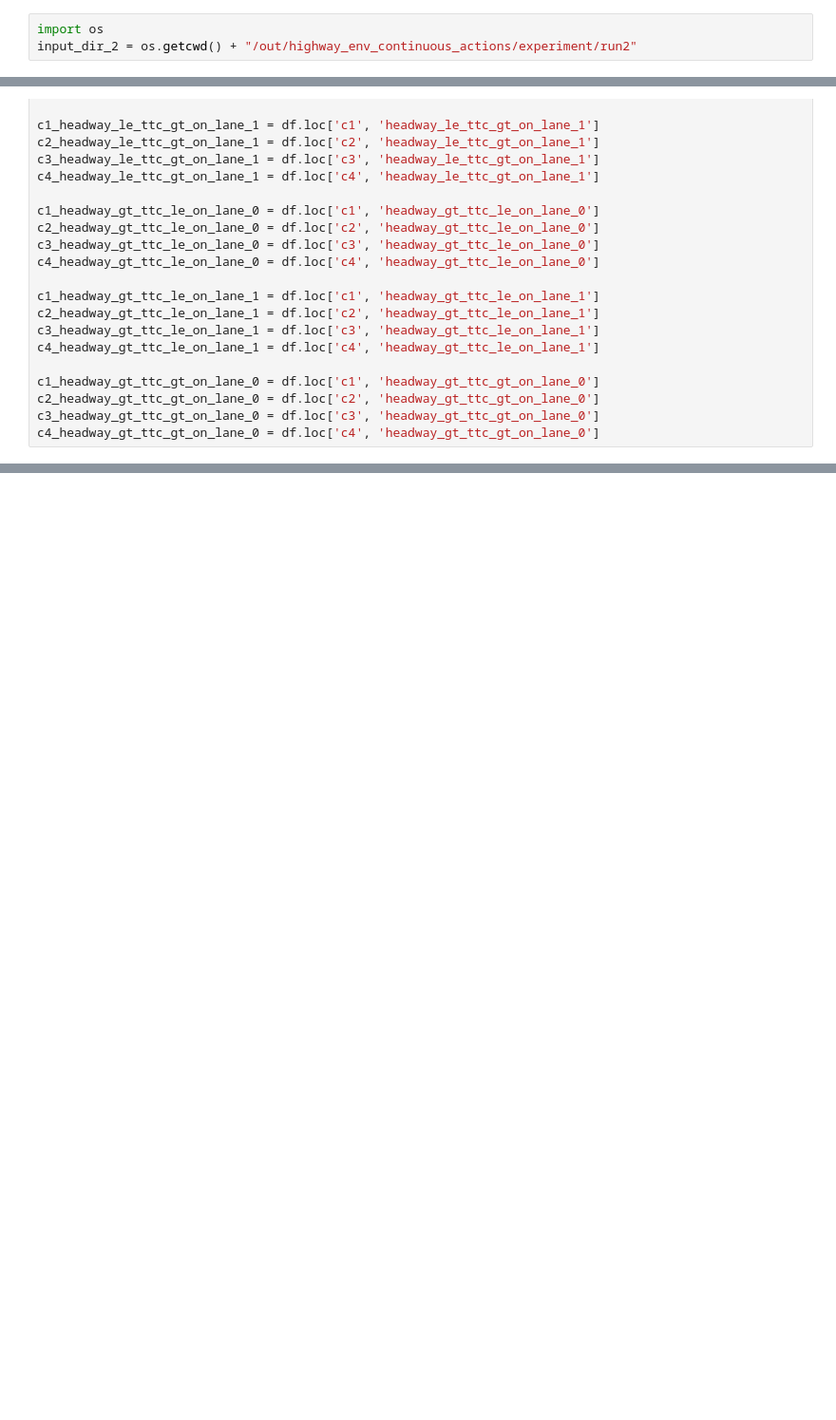
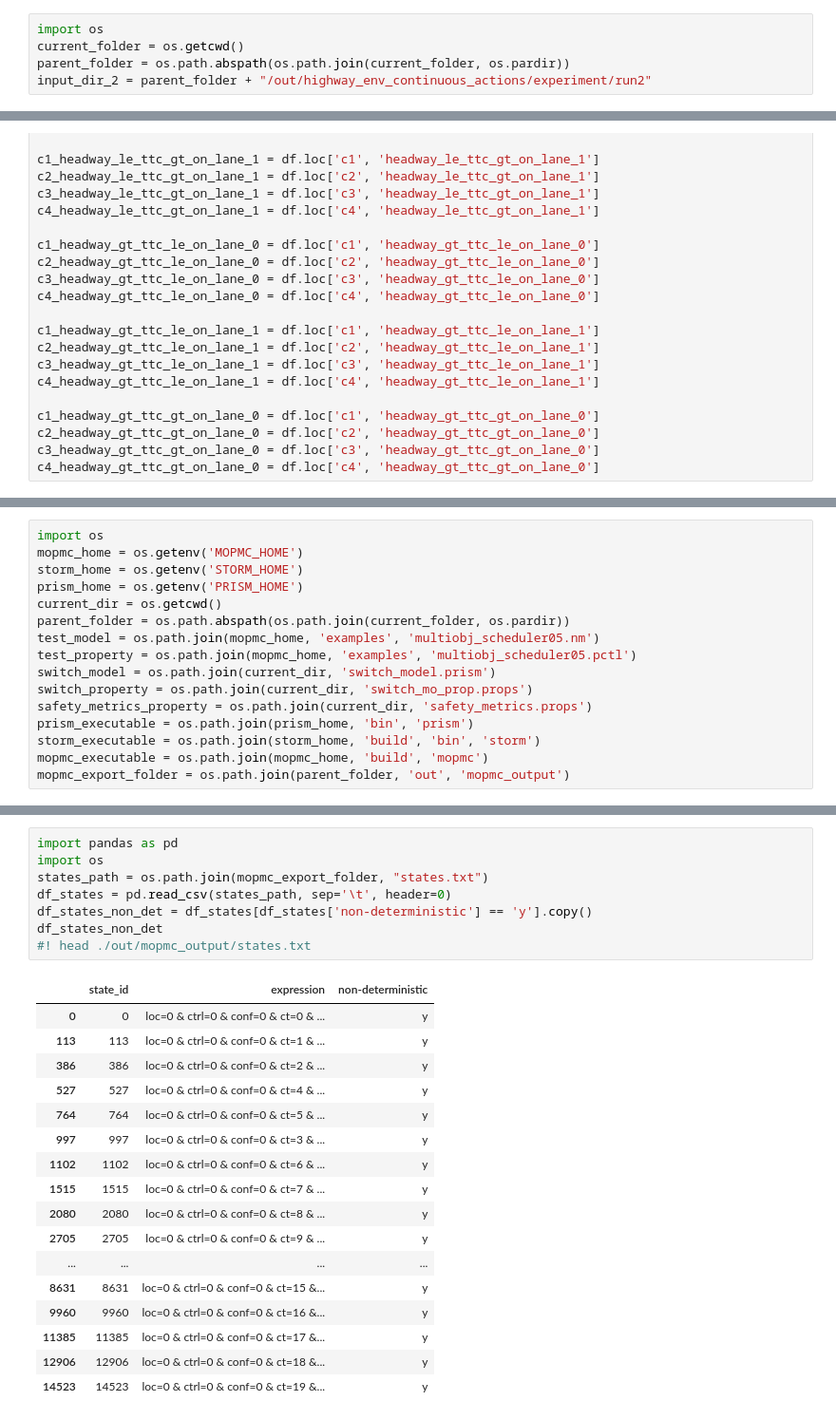
Before and after one commit to gxshub/realtime-drl-switch, a Jupyter notebook: scripts/case_study/Case_Study.ipynb, the cells around one changed output, grey strips where cells are left out. Shown at 95% size. Cells and saved outputs as stored; diff of their text form; blank space fills up the shorter version.

```diff
--- a/scripts/analysis.ipynb
+++ b/scripts/case_study/Case_Study.ipynb
@@ -222,3 +229,5 @@ plt.show()
 # %%
 import os
-input_dir_2 = os.getcwd() + "/out/highway_env_continuous_actions/experiment/run2"
+current_folder = os.getcwd()
+parent_folder = os.path.abspath(os.path.join(current_folder, os.pardir))
+input_dir_2 = parent_folder + "/out/highway_env_continuous_actions/experiment/run2"
@@ -684,0 +557,16 @@ const double ggy4 = 1-lln4-lly4-lgn4-lgy4-gln4-gly4-ggn4;
+# %%
+import os
+mopmc_home = os.getenv('MOPMC_HOME')
+storm_home = os.getenv('STORM_HOME')
+prism_home = os.getenv('PRISM_HOME')
+current_dir = os.getcwd()
+parent_folder = os.path.abspath(os.path.join(current_folder, os.pardir))
+test_model = os.path.join(mopmc_home, 'examples', 'multiobj_scheduler05.nm')
+test_property = os.path.join(mopmc_home, 'examples', 'multiobj_scheduler05.pctl')
+switch_model = os.path.join(current_dir, 'switch_model.prism')
+switch_property = os.path.join(current_dir, 'switch_mo_prop.props')
+safety_metrics_property = os.path.join(current_dir, 'safety_metrics.props')
+prism_executable = os.path.join(prism_home, 'bin', 'prism')
+storm_executable = os.path.join(storm_home, 'build', 'bin', 'storm')
+mopmc_executable = os.path.join(mopmc_home, 'build', 'mopmc')
+mopmc_export_folder = os.path.join(parent_folder, 'out', 'mopmc_output')
@@ -684,0 +745,26 @@ const double ggy4 = 1-lln4-lly4-lgn4-lgy4-gln4-gly4-ggn4;
+# %%
+import pandas as pd
+import os
+states_path = os.path.join(mopmc_export_folder, "states.txt")
+df_states = pd.read_csv(states_path, sep='\t', header=0)
+df_states_non_det = df_states[df_states['non-deterministic'] == 'y'].copy()
+df_states_non_det
+#! head ./out/mopmc_output/states.txt
+# %% [output]
+|  | state_id | expression | non-deterministic |
+| 0 | 0 | loc=0 & ctrl=0 & conf=0 & ct=0 & ... | y |
+| 113 | 113 | loc=0 & ctrl=0 & conf=0 & ct=1 & ... | y |
+| 386 | 386 | loc=0 & ctrl=0 & conf=0 & ct=2 & ... | y |
+| 527 | 527 | loc=0 & ctrl=0 & conf=0 & ct=4 & ... | y |
+| 764 | 764 | loc=0 & ctrl=0 & conf=0 & ct=5 & ... | y |
+| 997 | 997 | loc=0 & ctrl=0 & conf=0 & ct=3 & ... | y |
+| 1102 | 1102 | loc=0 & ctrl=0 & conf=0 & ct=6 & ... | y |
+| 1515 | 1515 | loc=0 & ctrl=0 & conf=0 & ct=7 & ... | y |
+| 2080 | 2080 | loc=0 & ctrl=0 & conf=0 & ct=8 & ... | y |
+| 2705 | 2705 | loc=0 & ctrl=0 & conf=0 & ct=9 & ... | y |
+| ... | ... | ... | ... |
+| 8631 | 8631 | loc=0 & ctrl=0 & conf=0 & ct=15 &... | y |
+| 9960 | 9960 | loc=0 & ctrl=0 & conf=0 & ct=16 &... | y |
+| 11385 | 11385 | loc=0 & ctrl=0 & conf=0 & ct=17 &... | y |
+| 12906 | 12906 | loc=0 & ctrl=0 & conf=0 & ct=18 &... | y |
+| 14523 | 14523 | loc=0 & ctrl=0 & conf=0 & ct=19 &... | y |
```
Also changed, not shown: parts of 26 cells of this notebook, 59 other files.
